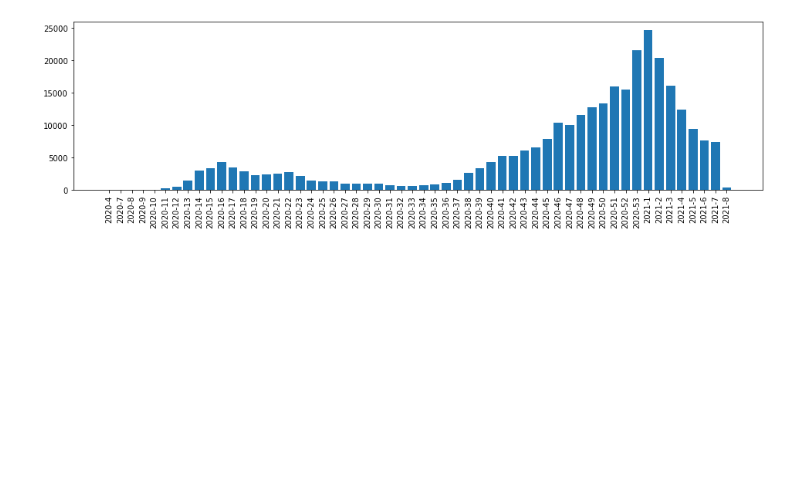
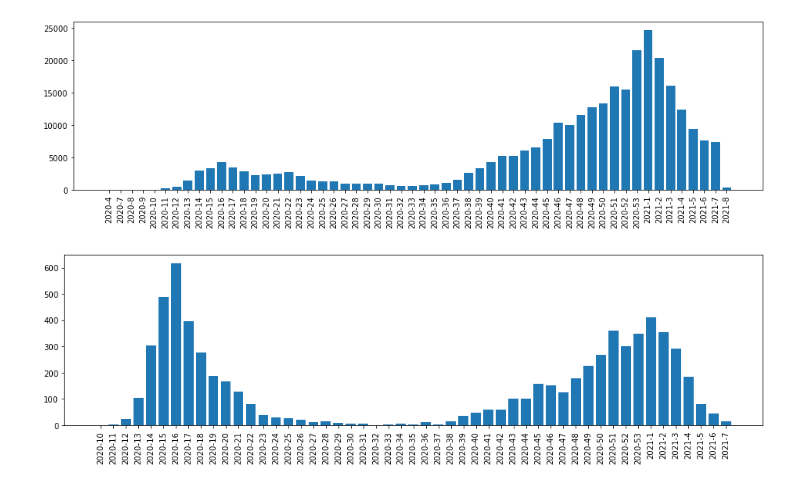
Before and after one commit to rkaunismaa/Covid19, a Jupyter notebook: Reports.ipynb, the cells around one changed output. Drawn from its saved outputs; the diff is of its cells as text; code cells hidden in the pictures; blank space fills up the shorter version.

Commit message:
added fatality counts report

```diff
--- a/Reports.ipynb
+++ b/Reports.ipynb
@@ -264,0 +260,13 @@ deathCountByYearWeek.head(60)
+# %%
+deathCountByYearWeek = caseDf.loc[caseDf.Outcome1Id == 2].groupby(['Case_Reported_Year','Case_Reported_WeekNo'])[['Case_Reported_Date']].count().reset_index()
+deathCountByYearWeek.rename(columns = {'Case_Reported_Date':'Case_Count'}, inplace = True)
+deathCountByYearWeek['YearWeek'] = deathCountByYearWeek['Case_Reported_Year'].astype(str) + '-' + deathCountByYearWeek['Case_Reported_WeekNo'].astype(str)
+xAxis = deathCountByYearWeek['YearWeek'].tolist()
+yAxis = deathCountByYearWeek['Case_Count'].tolist()
+
+plt.figure(figsize=(16,4))
+plt.bar(xAxis, yAxis)
+plt.xticks(rotation=90)
+plt.show()
+# %% [output]
+[figure, added]
```
Also changed, not shown: parts of 1 cell of this notebook.
